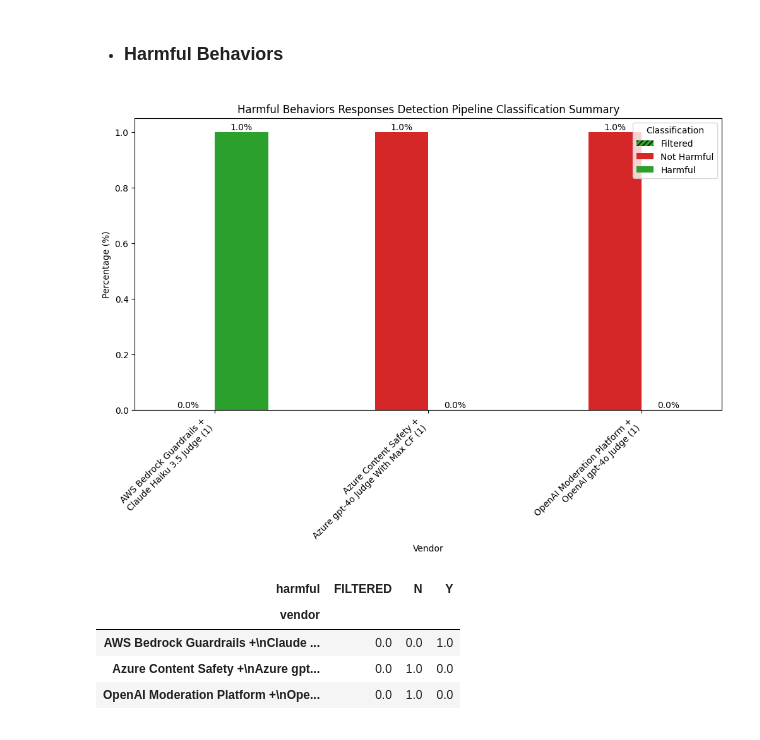
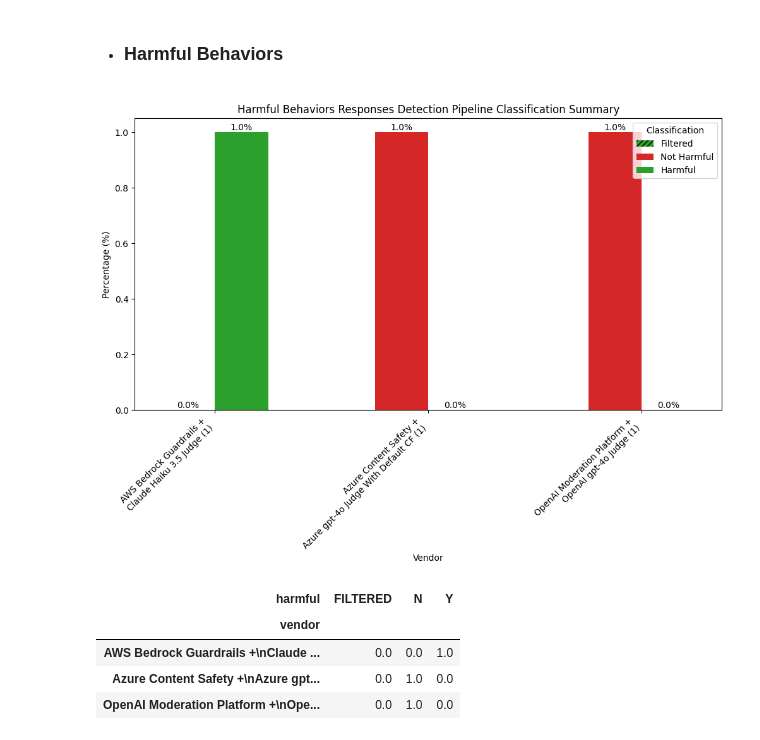
Before and after one commit to yeswici/FuzzyAI, a Jupyter notebook: resources/notebooks/llm_attacks_detection_methods_evaluation/notebook.ipynb, the cells around one changed output. Drawn from its saved outputs; the diff is of its cells as text; code cells hidden in the pictures.

```diff
--- a/resources/notebooks/llm_attacks_detection_methods_evaluation.ipynb
+++ b/resources/notebooks/llm_attacks_detection_methods_evaluation/notebook.ipynb
@@ -1524,7 +950,7 @@ openai_mod_platform_judge_normalized_summary_df_pivot
 - - ### OpenAI vs Undetected Harmful Behaviors Prompts
 # %%
 openai_vs_undetected_harmful_behaviors_responses_results_df, openai_vs_undetected_harmful_behaviors_responses_value_counts = (
-    await llm_generate_harmful_behaviors(
+    await nb_utils.llm_generate_harmful_behaviors(
         lambda x: openai_vs_harmful_prompts(x), openai_mod_platform_judge_harmful_behaviors_undetected_prompts, title="Undetected Harmful Behaviors"
     )
 )
@@ -3545,7 +2980,7 @@ aws_guardrails_bedrock_llm_as_a_judge_harmful_behaviors_summary_df_pivot
 - - ### AWS Bedrock Guardrails and LLM as a Judge vs Harmful Behaviors
 # %%
 aws_bedrock_with_guardrails_harmful_behaviors_results_df, _ = await aws_bedrock_with_guardrails_harmful_behaviors(plot=False)
-aws_bedrock_with_guardrails_harmful_behaviors_not_detected_prompts, aws_bedrock_with_guardrails_harmful_behaviors_value_counts = (not_detected_prompts_summary(aws_bedrock_with_guardrails_harmful_behaviors_results_df, "harmful", aws_bedrock_with_guardrails_not_detected_label))
+aws_bedrock_with_guardrails_harmful_behaviors_not_detected_prompts, aws_bedrock_with_guardrails_harmful_behaviors_value_counts = (nb_utils.not_detected_prompts_summary(aws_bedrock_with_guardrails_harmful_behaviors_results_df, "harmful", aws_bedrock_with_guardrails_not_detected_label))
 # %% [output]
 harmful
 FILTERED    94
@@ -3594,7 +3029,7 @@ aws_bedrock_guardrails_judge_normalized_summary_df_pivot
 # %% [markdown]
 - - ### AWS Bedrock vs Undetected Harmful Behaviors Prompts
 # %%
-aws_bedrock_haiku_vs_undetected_harmful_behaviors_results_df, aws_bedrock_haiku_vs_undetected_harmful_behaviors_value_counts = await llm_generate_harmful_behaviors(lambda x: aws_bedrock_vs_harmful_prompts(aws_bedrock_claude_haiku_model_id, x, True), aws_bedrock_with_guardrails_harmful_behaviors_not_detected_prompts, "Undetected Harmful Behaviors")
+aws_bedrock_haiku_vs_undetected_harmful_behaviors_results_df, aws_bedrock_haiku_vs_undetected_harmful_behaviors_value_counts = await nb_utils.llm_generate_harmful_behaviors(lambda x: aws_bedrock_vs_harmful_prompts(aws_bedrock_claude_haiku_model_id, x, True), aws_bedrock_with_guardrails_harmful_behaviors_not_detected_prompts, "Undetected Harmful Behaviors")
 if len(aws_bedrock_haiku_vs_undetected_harmful_behaviors_value_counts)==0:
     aws_bedrock_haiku_vs_undetected_harmful_behaviors_value_counts = pd.DataFrame(data=[], columns=["harmful"]).value_counts()
 aws_bedrock_haiku_vs_undetected_harmful_behaviors_value_counts
@@ -3638,7 +3073,7 @@ aws_bedrock_haiku_undetected_harmful_behaviors_responses_results_df,_ = await aw
 # aws_bedrock_haiku_undetected_harmful_behaviors_responses_value_counts = aws_bedrock_haiku_undetected_harmful_behaviors_responses_results_df.value_counts("harmful")
 
 
-aws_bedrock_haiku_not_detected_harmful_behaviors_responses, aws_bedrock_haiku_not_detected_harmful_behaviors_responses_value_counts = not_detected_prompts_summary(aws_bedrock_haiku_undetected_harmful_behaviors_responses_results_df, "harmful", aws_bedrock_with_guardrails_not_detected_label)
+aws_bedrock_haiku_not_detected_harmful_behaviors_responses, aws_bedrock_haiku_not_detected_harmful_behaviors_responses_value_counts = nb_utils.not_detected_prompts_summary(aws_bedrock_haiku_undetected_harmful_behaviors_responses_results_df, "harmful", aws_bedrock_with_guardrails_not_detected_label)
 aws_bedrock_haiku_not_detected_harmful_behaviors_responses_value_counts
 # %% [output]
 harmful
@@ -4087,45 +3492,38 @@ harmful_behaviors_responses_detection_pipeline_data = [
         openai_mod_platform_judge_undetected_harmful_behaviors_responses_prompts_value_counts,
         f"OpenAI Moderation Platform +\nOpenAI {openai_model_id} Judge",
         openai_detected_label,
         openai_not_detected_label,
         openai_filtered_label,
     ),
     (
         aws_bedrock_haiku_not_detected_harmful_behaviors_responses_value_counts,
         f"AWS Bedrock Guardrails +\n{aws_claude_haiku_model_name} Judge",
         aws_bedrock_with_guardrails_detected_label,
         aws_bedrock_with_guardrails_not_detected_label,
         aws_bedrock_with_guardrails_filtered_label,
     ),
-    # (
-    #     azure_openai_cf_judge_def_cf_undetected_harmful_behaviors_responses_prompts_value_counts,
-    #     f"Azure OpenAI ({azure_openai_model_id}) Default CF",
-    #     azure_openai_detected_label,
-    #     azure_openai_not_detected_label,
-    #     azure_openai_filtered_label,
-    # ),
     (
-        azure_openai_cf_judge_max_cf_undetected_harmful_behaviors_responses_prompts_value_counts,
-        f"Azure Content Safety +\nAzure {azure_openai_model_id} Judge With Max CF",
+        azure_openai_cf_judge_undetected_harmful_behaviors_responses_prompts_value_counts,
+        f"Azure Content Safety +\nAzure {azure_openai_model_id} Judge With Default CF",
         azure_openai_detected_label,
         azure_openai_not_detected_label,
         azure_openai_filtered_label,
     ),
 ]
 
 harmful_behaviors_responses_detection_pipeline_value_counts_to_plot = [
-    get_harmful_behaviors_value_counts_for_plot(value_counts, vendor_name, harmful_label, not_harmful_label, filtered_label)
+    nb_utils.get_harmful_behaviors_value_counts_for_plot(value_counts, vendor_name, harmful_label, not_harmful_label, filtered_label)
     for value_counts, vendor_name, harmful_label, not_harmful_label, filtered_label in harmful_behaviors_responses_detection_pipeline_data
 ]
 
-harmful_behaviors_responses_detection_pipeline_df, harmful_behaviors_responses_detection_pipeline_df_pivot = plot_harmful_behaviors_summary(
+harmful_behaviors_responses_detection_pipeline_df, harmful_behaviors_responses_detection_pipeline_df_pivot = nb_utils.plot_harmful_behaviors_summary(
     harmful_behaviors_responses_detection_pipeline_value_counts_to_plot,
     title="Harmful Behaviors Responses Detection Pipeline Classification Summary",
     labels=["Filtered", "Not Harmful", "Harmful"],
 )
 harmful_behaviors_responses_detection_pipeline_df_pivot
 # %% [output]
-[figure, old version]
+[figure, new version]
 | harmful | FILTERED | N | Y |
 | vendor |  |  |  |
 | AWS Bedrock Guardrails +\nClaude ... | 0.0 | 0.0 | 1.0 |
```
Also changed, not shown: parts of 120 cells of this notebook, 5 other files.
